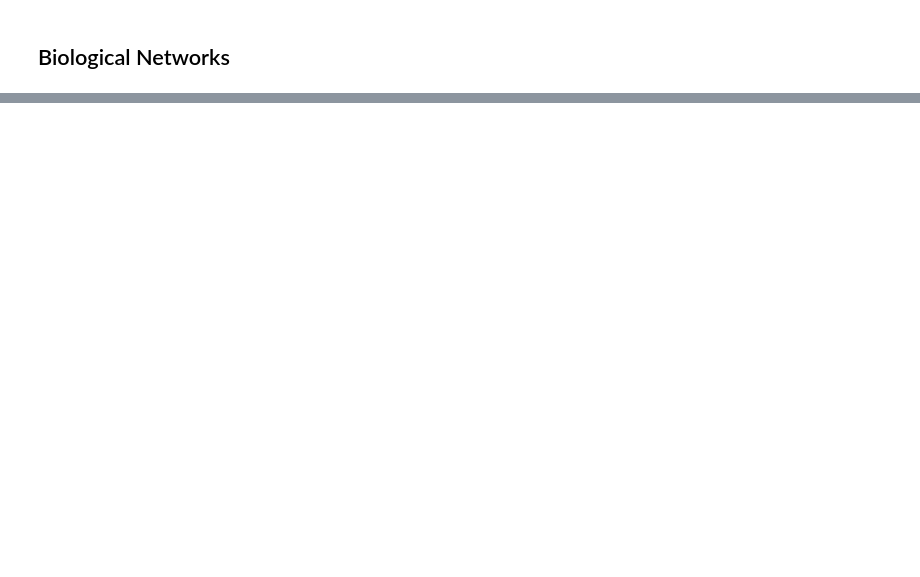
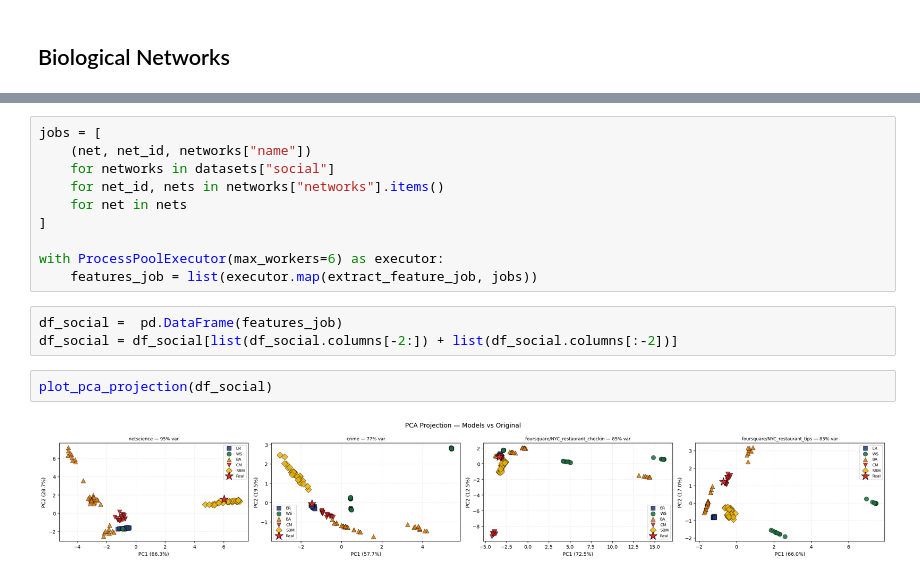
Before and after one commit to samuelgamito/SME5924, a Jupyter notebook: q7/main.ipynb, the cells around one changed output, grey strips where cells are left out. Drawn from its saved outputs; the diff is of its cells as text; blank space fills up the shorter version.

```diff
--- a/q7/main.ipynb
+++ b/q7/main.ipynb
@@ -591,0 +1067,17 @@ print(svm_classifier(df, datasets["biological"][2]["name"]))
+# %%
+jobs = [
+    (net, net_id, networks["name"])
+    for networks in datasets["social"]
+    for net_id, nets in networks["networks"].items()
+    for net in nets
+]
+
+with ProcessPoolExecutor(max_workers=6) as executor:
+    features_job = list(executor.map(extract_feature_job, jobs))
+# %%
+df_social =  pd.DataFrame(features_job)
+df_social = df_social[list(df_social.columns[-2:]) + list(df_social.columns[:-2])]
+# %%
+plot_pca_projection(df_social)
+# %% [output]
+[figure, added]
```
Also changed, not shown: parts of 47 cells of this notebook.
